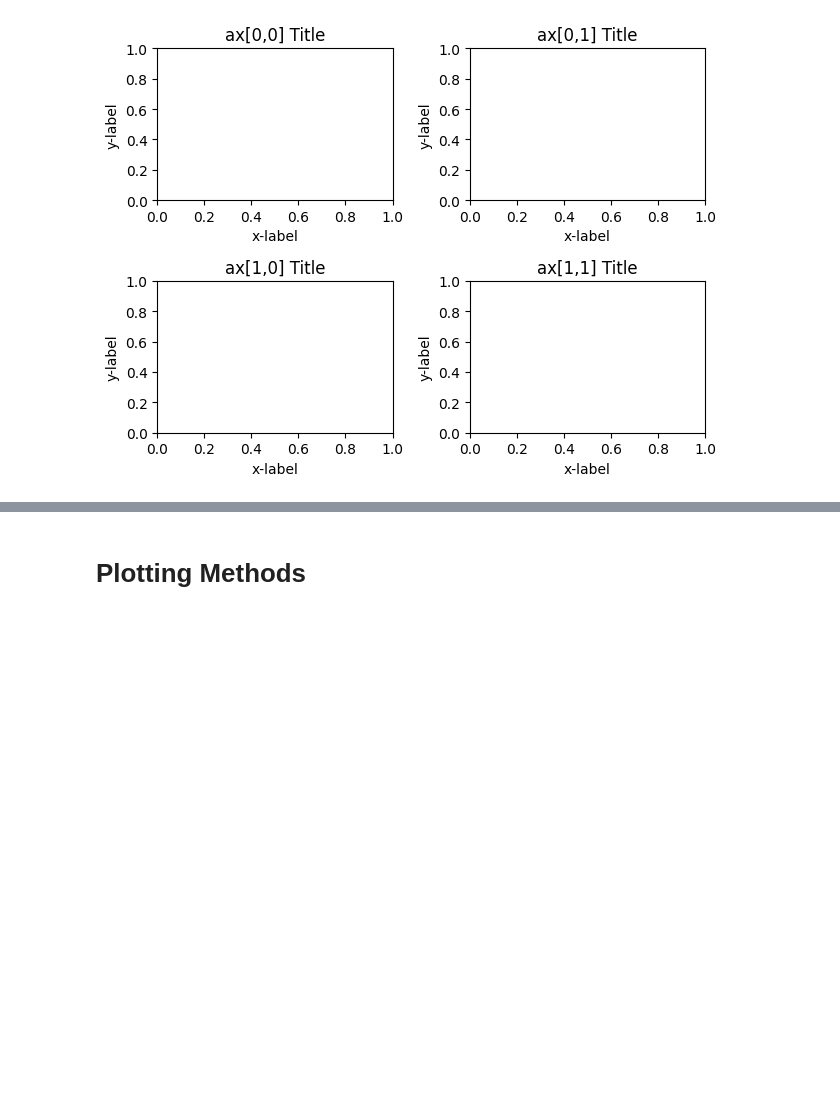
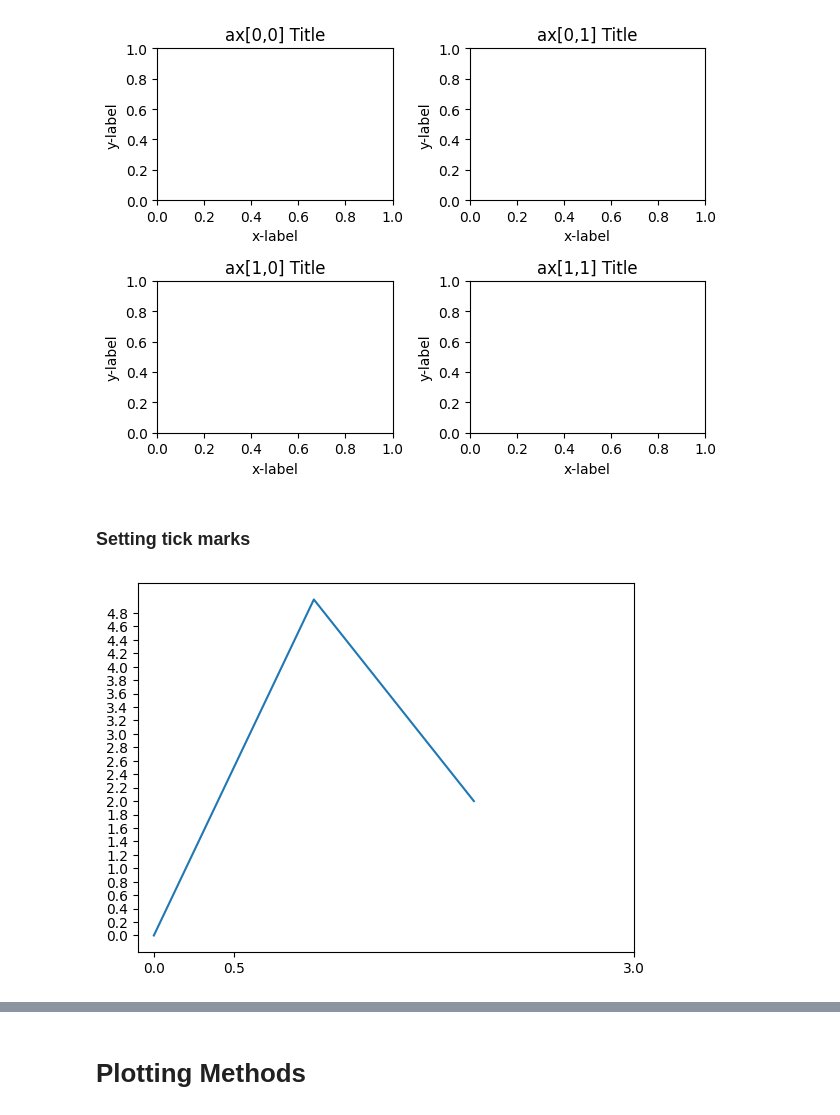
Before and after one commit to stevester94/notebooks, a Jupyter notebook: matplotlibExamples.ipynb, the cells around one changed output, grey strips where cells are left out. Saved outputs shown, nothing was run; the diff lists cells and outputs as text; code cells hidden in the pictures; blank space fills up the shorter version.

```diff
--- a/matplotlibExamples.ipynb
+++ b/matplotlibExamples.ipynb
@@ -103,3 +103,18 @@ for a in ax.ravel():
 fig.tight_layout() # Must be called before actually plotting
 # %% [output]
 [figure]
+# %% [markdown]
+### Setting tick marks
+# %%
+fig, ax = plt.subplots()
+
+y = [0,5,2]
+x = [0,1,2]
+
+ax.plot(x,y)
+
+# Note how they'll space themselves appropriately
+ax.set_xticks([0,0.5,3])
+ax.set_yticks(np.arange(0, 5, step=0.2));
+# %% [output]
+[figure, added]
```
Also changed, not shown: parts of 13 cells of this notebook, 5 other files.
